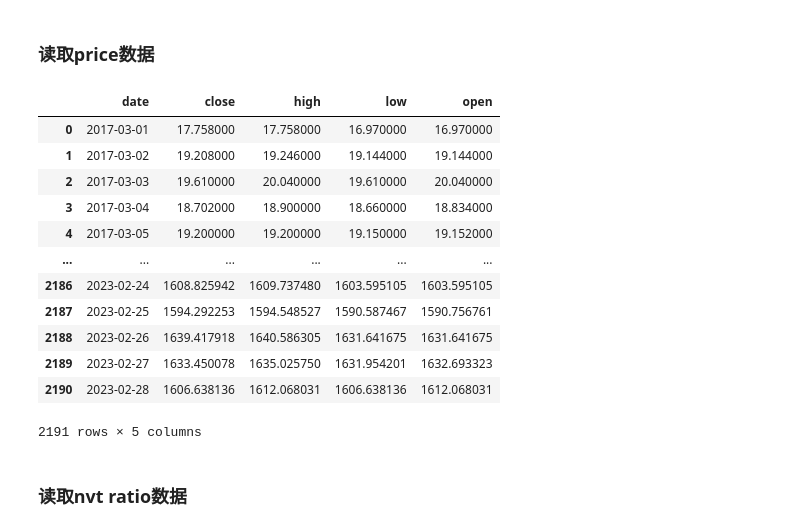
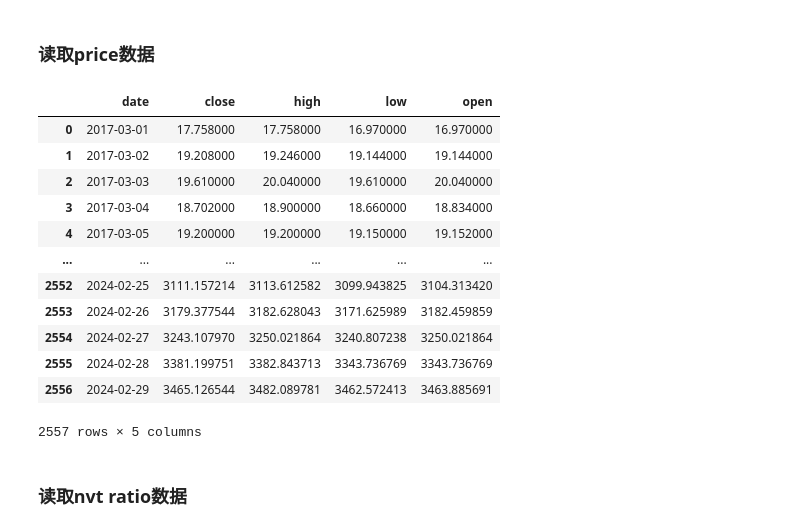
Before and after one commit to niuxinyan330/Evaluating-the-Effectiveness-of-Machine-Learning-in-Cryptocurrency-Trading, a Jupyter notebook: train model/multi_factor_LSTM_model.ipynb, the cells around one changed output. Cells and saved outputs as stored; diff of their text form; code cells hidden in the pictures.

```diff
--- a/train model/multi_factor_LSTM_model.ipynb
+++ b/train model/multi_factor_LSTM_model.ipynb
@@ -21,24 +21,24 @@ from sklearn.preprocessing import MinMaxScaler
 # %%
 df = pd.read_csv('../data/eth_price.csv')
 df.drop(df.columns[1], axis=1, inplace=True)
 df.columns = ['date', 'close', 'high', 'low', 'open']
 df['date'] = pd.to_datetime(df['date'])
-df = df[(df['date'] >= '2017-03-01') & (df['date'] <= '2023-02-28')]
+df = df[(df['date'] >= '2017-03-01') & (df['date'] <= '2024-02-29')]
 df
 # %% [output]
 |  | date | close | high | low | open |
 | 0 | 2017-03-01 | 17.758000 | 17.758000 | 16.970000 | 16.970000 |
 | 1 | 2017-03-02 | 19.208000 | 19.246000 | 19.144000 | 19.144000 |
 | 2 | 2017-03-03 | 19.610000 | 20.040000 | 19.610000 | 20.040000 |
 | 3 | 2017-03-04 | 18.702000 | 18.900000 | 18.660000 | 18.834000 |
 | 4 | 2017-03-05 | 19.200000 | 19.200000 | 19.150000 | 19.152000 |
 | ... | ... | ... | ... | ... | ... |
-| 2186 | 2023-02-24 | 1608.825942 | 1609.737480 | 1603.595105 | 1603.595105 |
-| 2187 | 2023-02-25 | 1594.292253 | 1594.548527 | 1590.587467 | 1590.756761 |
-| 2188 | 2023-02-26 | 1639.417918 | 1640.586305 | 1631.641675 | 1631.641675 |
-| 2189 | 2023-02-27 | 1633.450078 | 1635.025750 | 1631.954201 | 1632.693323 |
-| 2190 | 2023-02-28 | 1606.638136 | 1612.068031 | 1606.638136 | 1612.068031 |
+| 2552 | 2024-02-25 | 3111.157214 | 3113.612582 | 3099.943825 | 3104.313420 |
+| 2553 | 2024-02-26 | 3179.377544 | 3182.628043 | 3171.625989 | 3182.459859 |
+| 2554 | 2024-02-27 | 3243.107970 | 3250.021864 | 3240.807238 | 3250.021864 |
+| 2555 | 2024-02-28 | 3381.199751 | 3382.843713 | 3343.736769 | 3343.736769 |
+| 2556 | 2024-02-29 | 3465.126544 | 3482.089781 | 3462.572413 | 3463.885691 |
-2191 rows × 5 columns
+2557 rows × 5 columns
 # %% [markdown]
 ### 读取nvt ratio数据
 # %%
```
Also changed, not shown: parts of 10 cells of this notebook, 1 other file.
